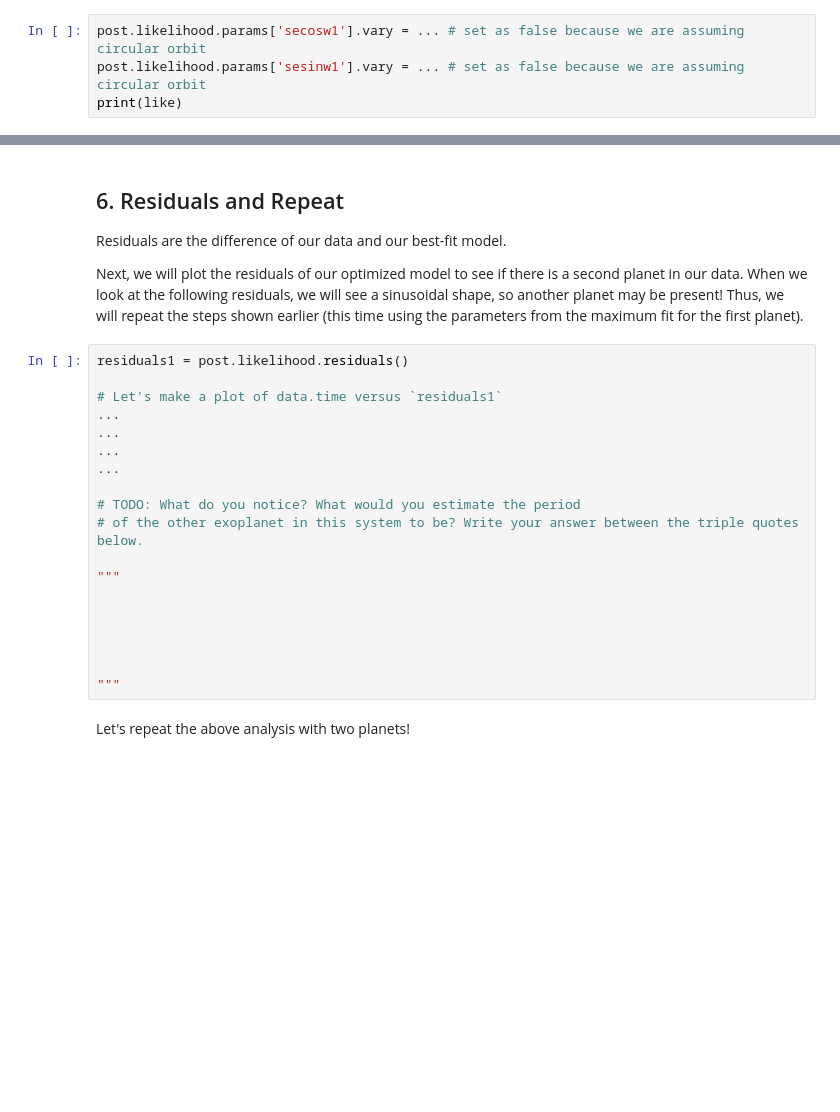
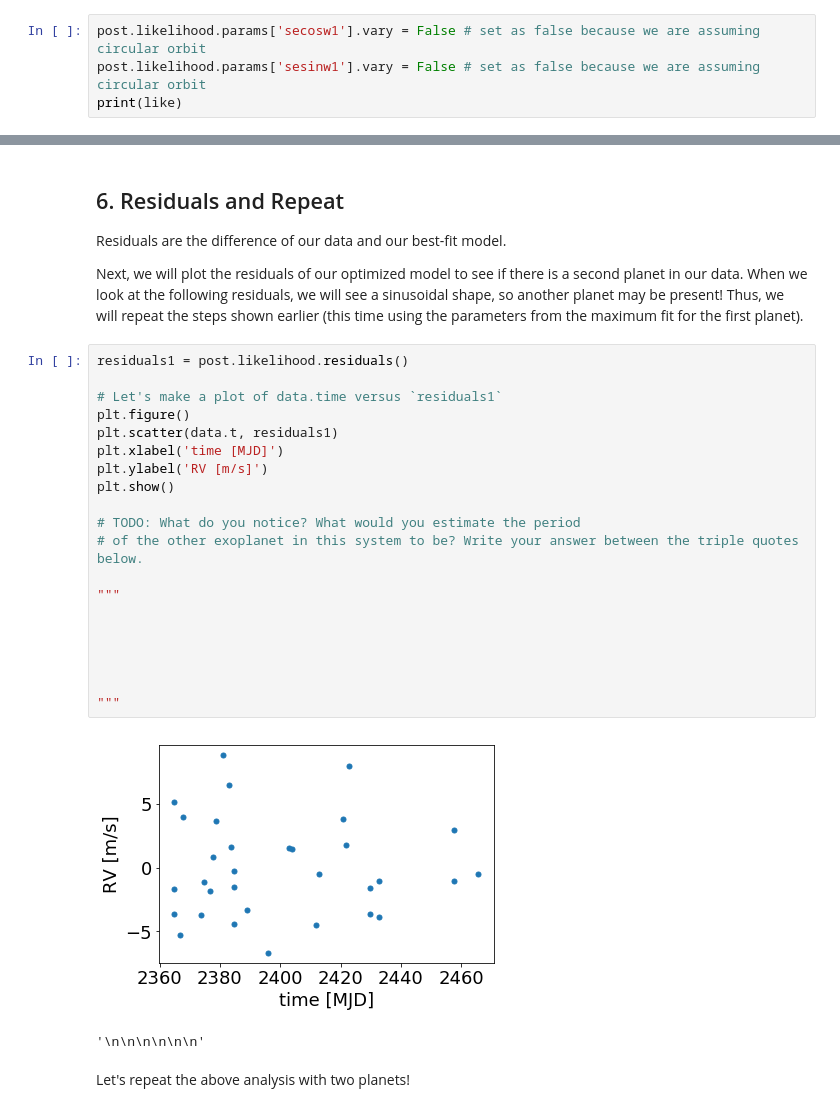
Before and after one commit to howardisaacson/Intro-to-Astro-2021, a Jupyter notebook: Week5_radvel_fitting/RadVel_Tutorial.ipynb, the cells around one changed output, grey strips where cells are left out. Saved outputs shown, nothing was run; the diff lists cells and outputs as text; blank space fills up the shorter version.

```diff
--- a/Week5_radvel_fitting/RadVel_Tutorial.ipynb
+++ b/Week5_radvel_fitting/RadVel_Tutorial.ipynb
@@ -231,6 +268,6 @@ post = radvel.posterior.Posterior(like) # initialize radvel.Posterior object
 # %% [markdown]
 Choose which parameters to change or hold fixed during a fit. By default, all `radvel.Parameter` objects will vary, so you only have to worry about setting the ones you want to hold fixed.
 # %%
-post.likelihood.params['secosw1'].vary = ... # set as false because we are assuming circular orbit
-post.likelihood.params['sesinw1'].vary = ... # set as false because we are assuming circular orbit
+post.likelihood.params['secosw1'].vary = False # set as false because we are assuming circular orbit
+post.likelihood.params['sesinw1'].vary = False # set as false because we are assuming circular orbit
 print(like)
@@ -262,22 +327,26 @@ Next, we will plot the residuals of our optimized model to see if there is a sec
 # %%
 residuals1 = post.likelihood.residuals()
 
 # Let's make a plot of data.time versus `residuals1`
-...
-...
-...
-...
+plt.figure()
+plt.scatter(data.t, residuals1)
+plt.xlabel('time [MJD]')
+plt.ylabel('RV [m/s]')
+plt.show()
 
 # TODO: What do you notice? What would you estimate the period
 # of the other exoplanet in this system to be? Write your answer between the triple quotes below.
 
 """
 
 
 
 
 
 """
+# %% [output]
+[figure, added]
+'\n\n\n\n\n\n'
 # %% [markdown]
 Let's repeat the above analysis with two planets!
 # %%
```
Also changed, not shown: parts of 15 cells of this notebook.
